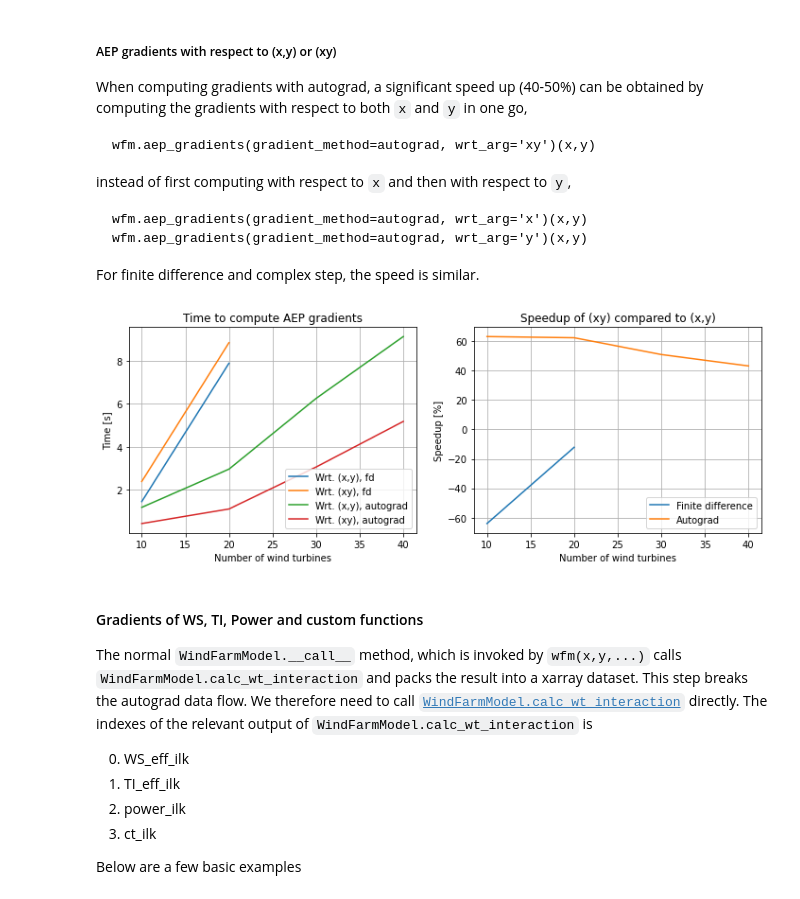
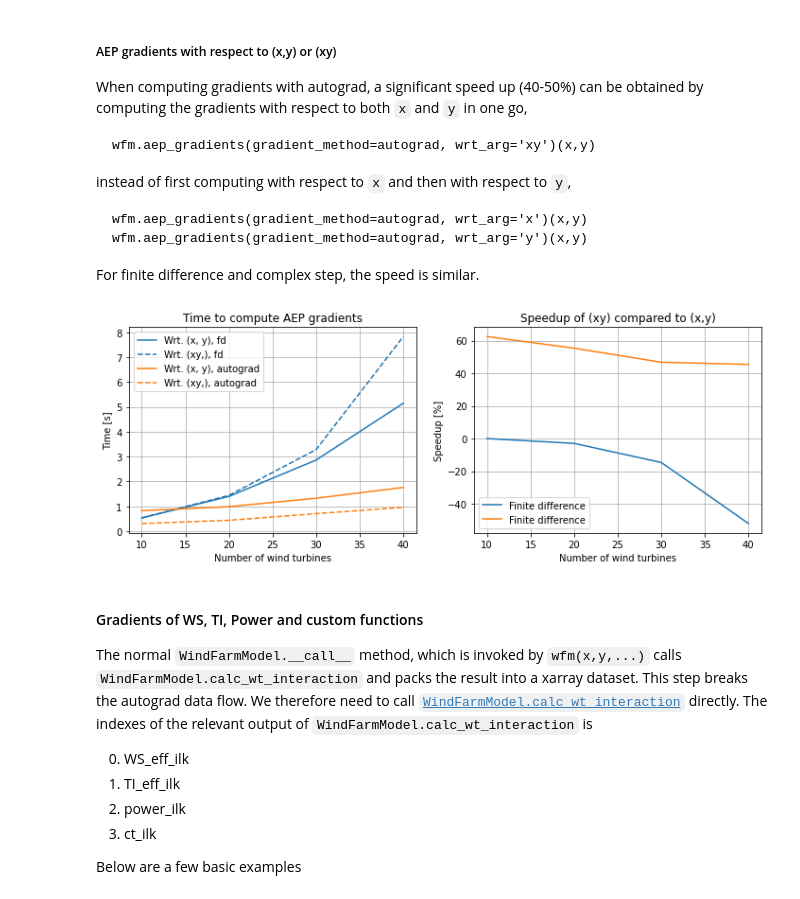
Before and after one commit to geoxiadis/smth, a Jupyter notebook: docs/notebooks/Optimization.ipynb, the cells around one changed output. Cells and saved outputs as stored; diff of their text form; code cells hidden in the pictures.

```diff
--- a/docs/notebooks/Optimization.ipynb
+++ b/docs/notebooks/Optimization.ipynb
@@ -267,27 +271,24 @@ For finite difference and complex step, the speed is similar.
 # %%
 wfm = BastankhahGaussian(site, wt)
 
 def get_aep(wrt_arg_lst, method):
-    return lambda x,y : [wfm.aep_gradients(gradient_method=method, wrt_arg=wrt_arg)(x,y) for wrt_arg in wrt_arg_lst]
+    return lambda x,y: [wfm.aep_gradients(gradient_method=method, wrt_arg=wrt_arg)(x,y,ws=10) for wrt_arg in wrt_arg_lst]
 
 N_lst = np.arange(10,50,10) # number of wt
-t_x_y_autograd = [timeit(get_aep(['x','y'], method=autograd))(*get_xy(N))[1] for N in N_lst]
-t_xy_autograd = [timeit(get_aep(['xy'], method=autograd))(*get_xy(N))[1] for N in N_lst]
-t_x_y_fd = [timeit(get_aep(['x','y'], method=fd))(*get_xy(N))[1] for N in N_lst[:2]]
-t_xy_fd = [timeit(get_aep(['xy'], method=fd))(*get_xy(N))[1] for N in N_lst[:2]]
+
+res = [(wrt_arg_lst,method, [timeit(get_aep(wrt_arg_lst, method=method))(*get_xy(N))[1] for N in N_lst])
+      for method in [fd, autograd] for wrt_arg_lst in (['x','y'],['xy'])]
+
+ax1,ax2 = plt.subplots(1,2, figsize=(12,4))[1]
+for i in [0,2]:
+    c = ax1.plot(N_lst, res[i][2], label=f"""Wrt. {str(tuple(res[i][0])).replace("'",'')}, {res[i][1].__name__}""")[0].get_color()
+    ax1.plot(N_lst, res[i+1][2], '--', color=c, label=f"""Wrt. {str(tuple(res[i+1][0])).replace("'",'')}, {res[i+1][1].__name__}""")
+    ax2.plot(N_lst, (np.array(res[i][2]) - res[i+1][2])/res[i][2]*100, label='Finite difference')
+
+setup_plot(ax=ax1, title='Time to compute AEP gradients', ylabel='Time [s]', xlabel='Number of wind turbines')
+setup_plot(ax=ax2, title="Speedup of (xy) compared to (x,y)", ylabel='Speedup [%]', xlabel='Number of wind turbines')
+# %% [output]
+[figure, added]
-# %%
-ax1,ax2 = plt.subplots(1,2, figsize=(12,4))[1]
-ax1.plot(N_lst[:2], t_x_y_fd, label='Wrt. (x,y), fd')
-ax1.plot(N_lst[:2], t_xy_fd, label='Wrt. (xy), fd')
-ax1.plot(N_lst, t_x_y_autograd, label='Wrt. (x,y), autograd')
-ax1.plot(N_lst, t_xy_autograd, label='Wrt. (xy), autograd')
-setup_plot(ax=ax1, title='Time to compute AEP gradients', ylabel='Time [s]', xlabel='Number of wind turbines')
-
-ax2.plot(N_lst[:2], (np.array(t_x_y_fd) - t_xy_fd)/t_x_y_fd*100, label='Finite difference')
-ax2.plot(N_lst, (np.array(t_x_y_autograd) - t_xy_autograd)/t_x_y_autograd*100, label='Autograd')
-setup_plot(ax=ax2, title="Speedup of (xy) compared to (x,y)", ylabel='Speedup [%]', xlabel='Number of wind turbines')
-# %% [output]
-[figure, removed]
 # %% [markdown]
 #### Gradients of WS, TI, Power and custom functions
 
```
Also changed, not shown: parts of 21 cells of this notebook, 6 other files.
